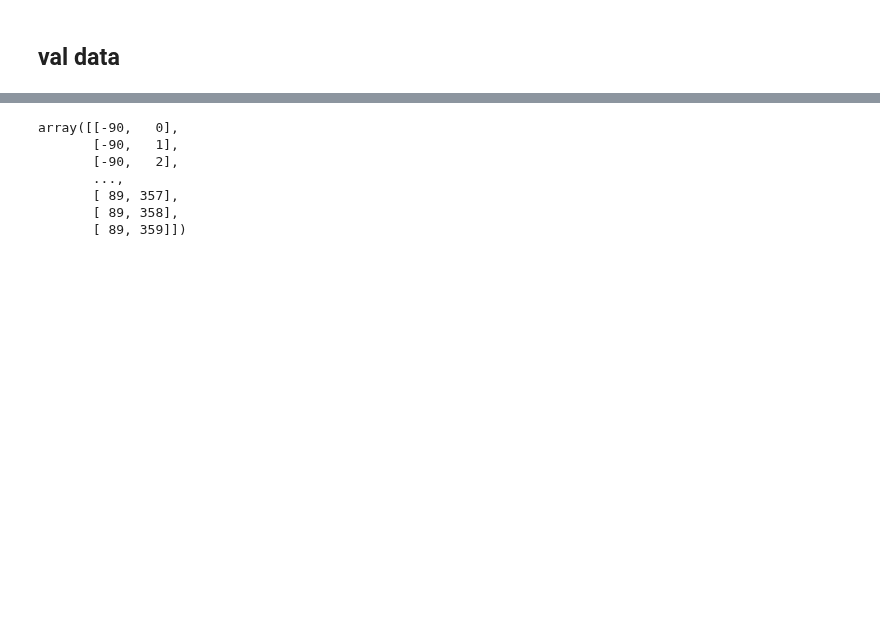
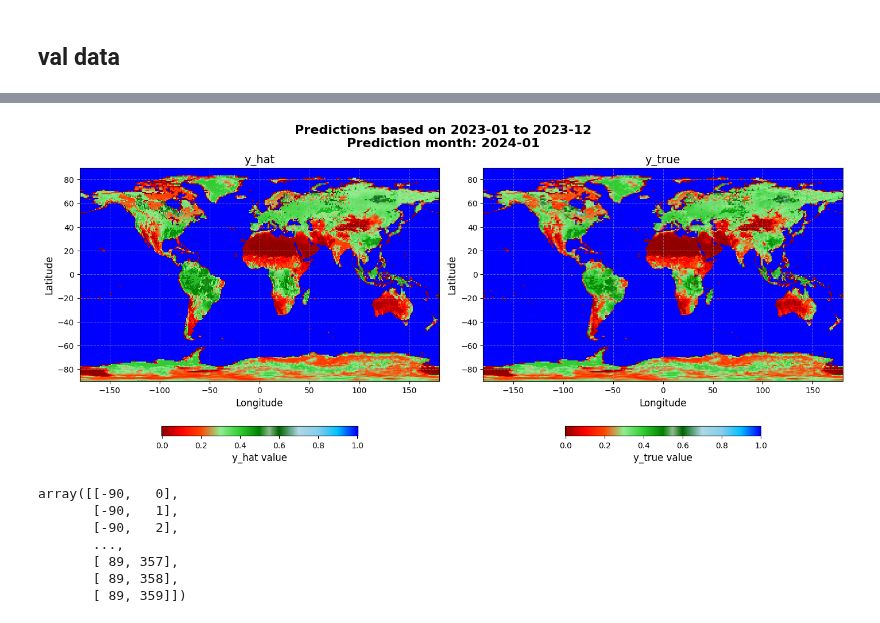
Before and after one commit to AdamPrzychodniPrivate/soil-water-forecasting, a Jupyter notebook: modeling-pipeline/notebooks/6.1 training_TimeAndGraphAniso.ipynb, the cells around one changed output, grey strips where cells are left out. Drawn from its saved outputs; the diff is of its cells as text; code cells hidden in the pictures; blank space fills up the shorter version.

```diff
--- a/modeling-pipeline/notebooks/6.1 training_TimeAndGraphAniso.ipynb
+++ b/modeling-pipeline/notebooks/6.1 training_TimeAndGraphAniso.ipynb
@@ -854,4 +814,15 @@ splitter.indices
 # %%
+import torch
+import numpy as np
+import xarray as xr
+
+# Path to the saved predictions
+predictions_path = 'soil-water-forecasting/modeling-pipeline/data/07_model_output/predictions.npy'
+
+# Load the predictions
+# If you saved 'predictions' as a list, you might need to use allow_pickle=True
+predictions = np.load(predictions_path, allow_pickle=True)
+
 import xarray as xr
 
 # Load the dataset
@@ -872,3 +1027,7 @@ DatetimeIndex(['1979-01-01', '1979-02-01', '1979-03-01', '1979-04-01',
+# %%
+plot_time_map(ds_pred, time_idx=2)
+# %% [output]
+[figure, added]
 # %%
 import numpy as np
 import pandas as pd
```
Also changed, not shown: parts of 18 cells of this notebook.
